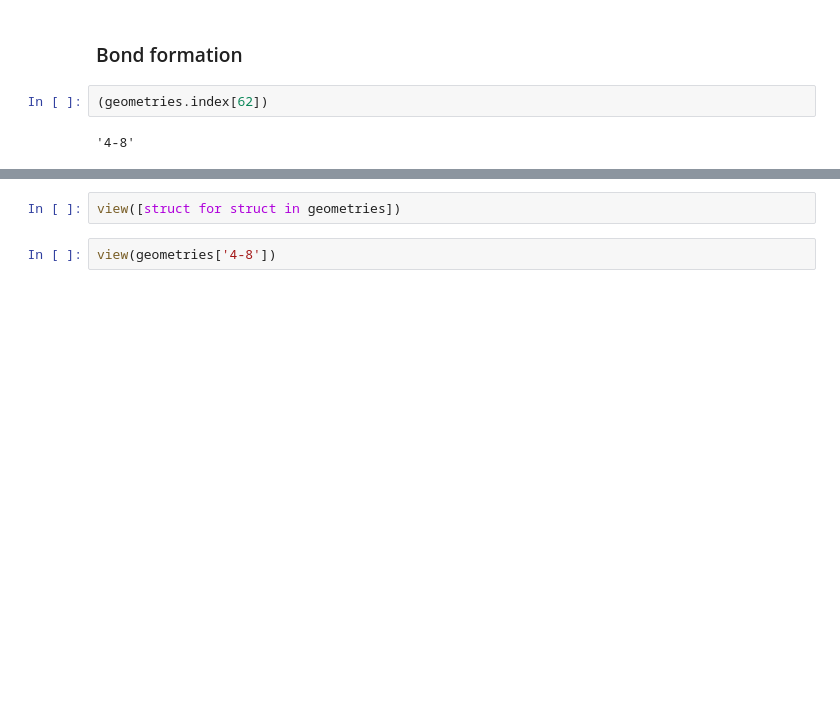
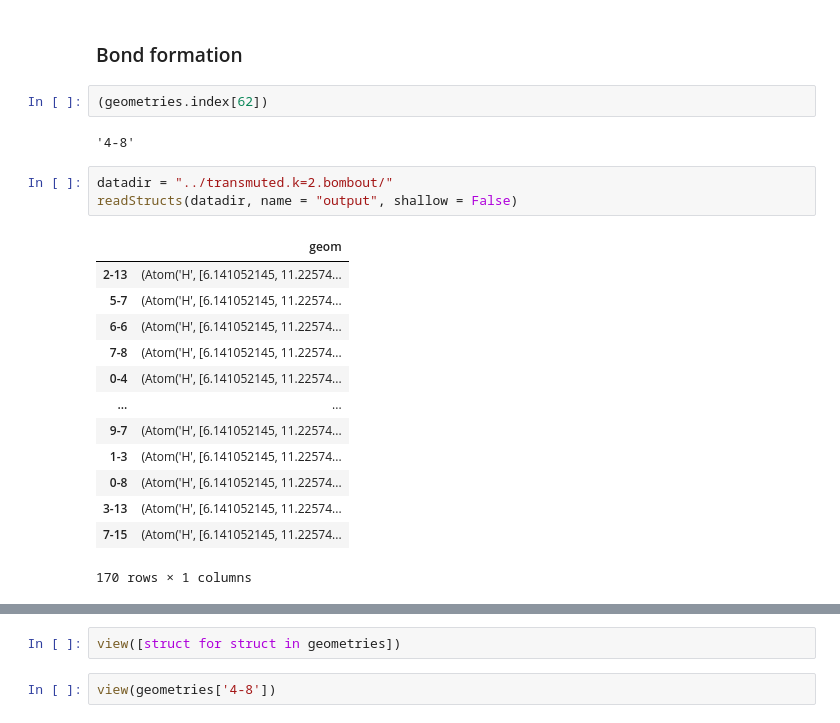
Before and after one commit to chengeaa/researchscripts, a Jupyter notebook: ASE processing.ipynb, the cells around one changed output, grey strips where cells are left out. Cells and saved outputs as stored; diff of their text form; blank space fills up the shorter version.

```diff
--- a/ASE processing.ipynb
+++ b/ASE processing.ipynb
@@ -1695,4 +1673,21 @@ Atoms(symbols='CH65F2N168Si131', pbc=True, cell=[15.05980015, 15.05980015, 40.05
 (geometries.index[62])
 # %% [output]
 '4-8'
+# %%
+datadir = "../transmuted.k=2.bombout/"
+readStructs(datadir, name = "output", shallow = False)
+# %% [output]
+|  | geom |
+| 2-13 | (Atom('H', [6.141052145, 11.22574... |
+| 5-7 | (Atom('H', [6.141052145, 11.22574... |
+| 6-6 | (Atom('H', [6.141052145, 11.22574... |
+| 7-8 | (Atom('H', [6.141052145, 11.22574... |
+| 0-4 | (Atom('H', [6.141052145, 11.22574... |
+| ... | ... |
+| 9-7 | (Atom('H', [6.141052145, 11.22574... |
+| 1-3 | (Atom('H', [6.141052145, 11.22574... |
+| 0-8 | (Atom('H', [6.141052145, 11.22574... |
+| 3-13 | (Atom('H', [6.141052145, 11.22574... |
+| 7-15 | (Atom('H', [6.141052145, 11.22574... |
+170 rows × 1 columns
 # %%
```
Also changed, not shown: parts of 11 cells of this notebook, 18 other files.
